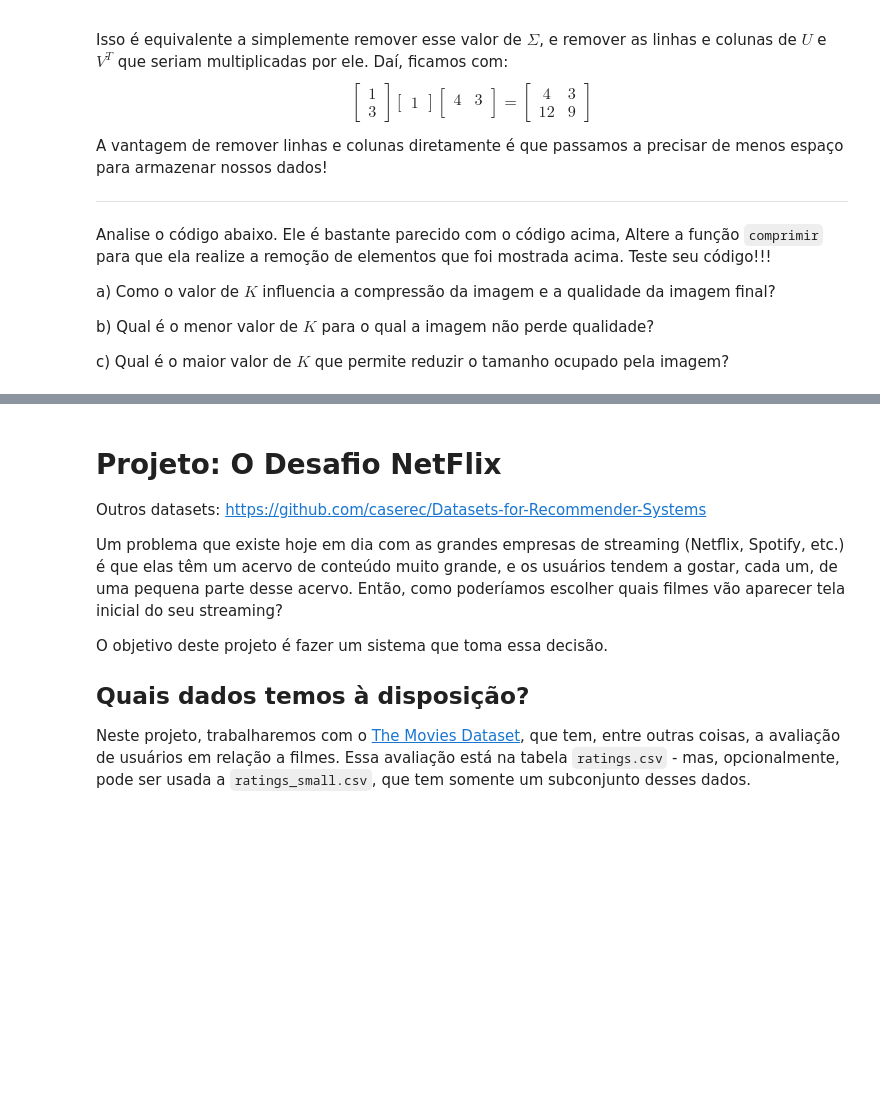
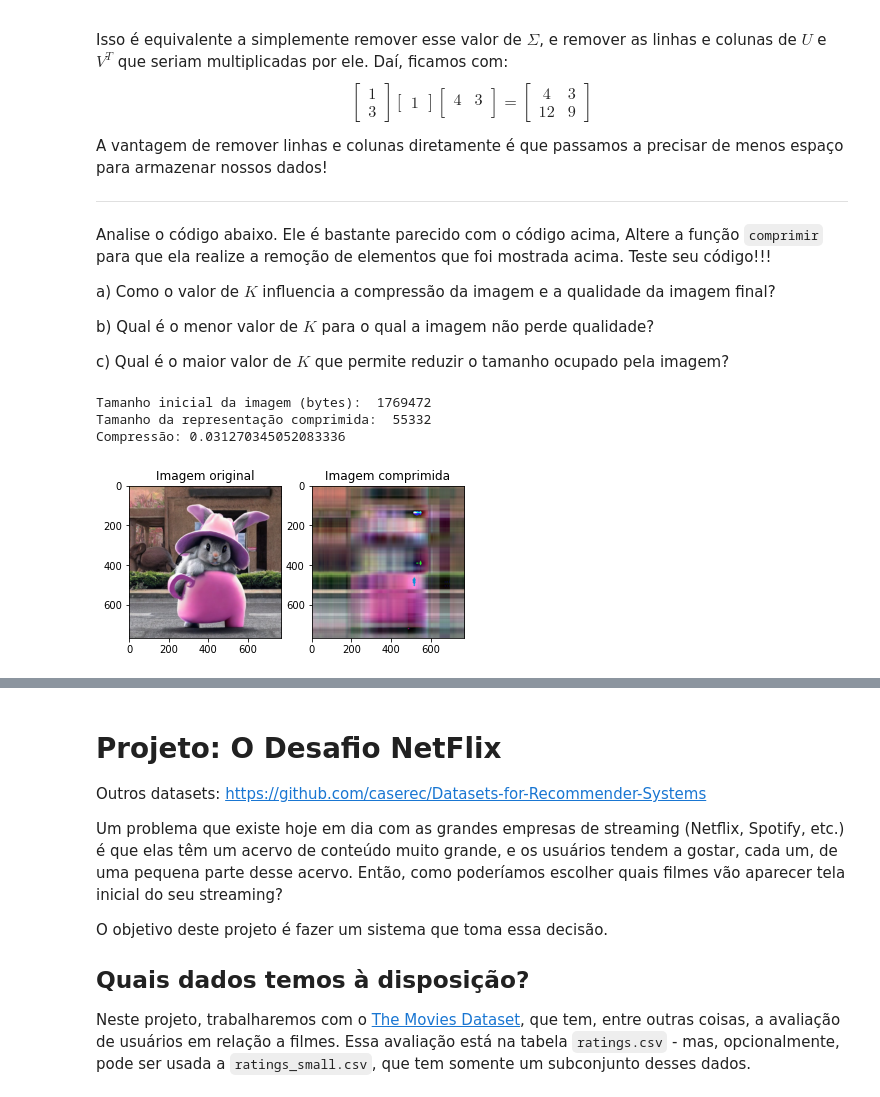
Before and after one commit to alfredjynx/alglin-alunos, a Jupyter notebook: 05-autovetores_e_autovalores.ipynb, the cells around one changed output, grey strips where cells are left out. Cells and saved outputs as stored; diff of their text form; code cells hidden in the pictures; blank space fills up the shorter version.

```diff
--- a/05-autovetores_e_autovalores.ipynb
+++ b/05-autovetores_e_autovalores.ipynb
@@ -1018,13 +1019,14 @@ from scipy.linalg import svd, diagsvd
 import matplotlib.image as mpimg
 
 A = mpimg.imread("rabbit.jpeg").mean(axis=2)[0::4,0::4]
-alpha = 0.2
+alpha = 0.5
 A += alpha * np.random.random(A.shape) * np.max(A)
 
 u, s, vt = svd(A)
 
 # Altere daqui para baixo
 s = s
+s[-90:]*=0.0
 # Altere daqui para cima
 
 sigma = diagsvd(s, A.shape[0], A.shape[1])
@@ -1126,14 +1128,15 @@ c) Qual é o maior valor de $K$ que permite reduzir o tamanho ocupado pela image
 # %%
 from scipy.linalg import svd, diagsvd
 import matplotlib.image as mpimg
+from copy import deepcopy
 
 # Altere esta função!
 def comprimir (u, s, vt, K):
     """Remove elementos de u, s e vt deixando somente K componentes restantes
     """
-    u_ = u
-    s_ = s
-    vt_ = vt
+    u_ = u[:,:K]
+    s_ = s[:K]
+    vt_ = vt[:K,:]
     return u_, s_, vt_
 
 A = mpimg.imread("rabbit.jpeg")
@@ -1143,31 +1146,36 @@ u1, s1, vt1 = svd(A[:,:,1])
 u2, s2, vt2 = svd(A[:,:,2])
 
 n_bytes_inicial = A.nbytes
 print("Tamanho inicial da imagem (bytes): ", n_bytes_inicial)
 
-K = 10
+K = 3
 
 u0, s0, vt0 = comprimir(u0, s0, vt0, K)
 u1, s1, vt1 = comprimir(u1, s1, vt1, K)
 u2, s2, vt2 = comprimir(u2, s2, vt2, K)
 
 sigma0 = diagsvd(s0, u0.shape[1], vt0.shape[0])
 sigma1 = diagsvd(s1, u1.shape[1], vt1.shape[0])
 sigma2 = diagsvd(s2, u2.shape[1], vt2.shape[0])
 
 n_bytes_final = u0.nbytes + u1.nbytes + u2.nbytes + s0.nbytes + s1.nbytes + s2.nbytes + vt0.nbytes + vt1.nbytes + vt2.nbytes
 print("Tamanho da representação comprimida: ", n_bytes_final)
 print("Compressão:", n_bytes_final / n_bytes_inicial)
 
 B = np.zeros_like(A)
 B[:,:,0] = u0 @ sigma0 @ vt0
 B[:,:,1] = u1 @ sigma1 @ vt1
 B[:,:,2] = u2 @ sigma2 @ vt2
 
 plt.subplot(1,2,1)
 plt.title('Imagem original')
 plt.imshow(A, cmap='gray')
 plt.subplot(1,2,2)
 plt.title('Imagem comprimida')
 plt.imshow(B, cmap='gray')
 plt.show()
+# %% [output]
+Tamanho inicial da imagem (bytes):  1769472
+Tamanho da representação comprimida:  55332
+Compressão: 0.031270345052083336
+[figure, added]
```
Also changed, not shown: parts of 4 cells of this notebook.
